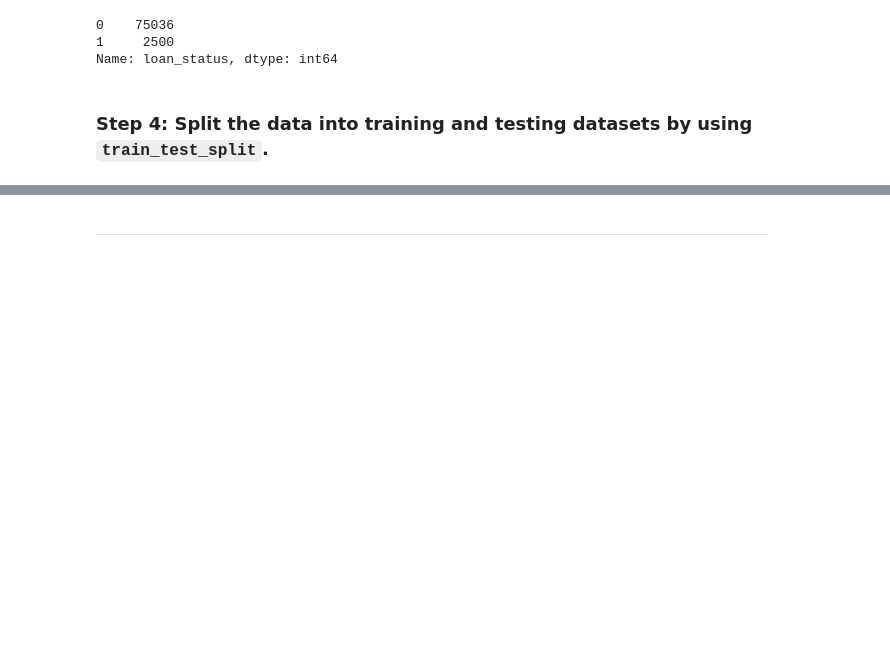
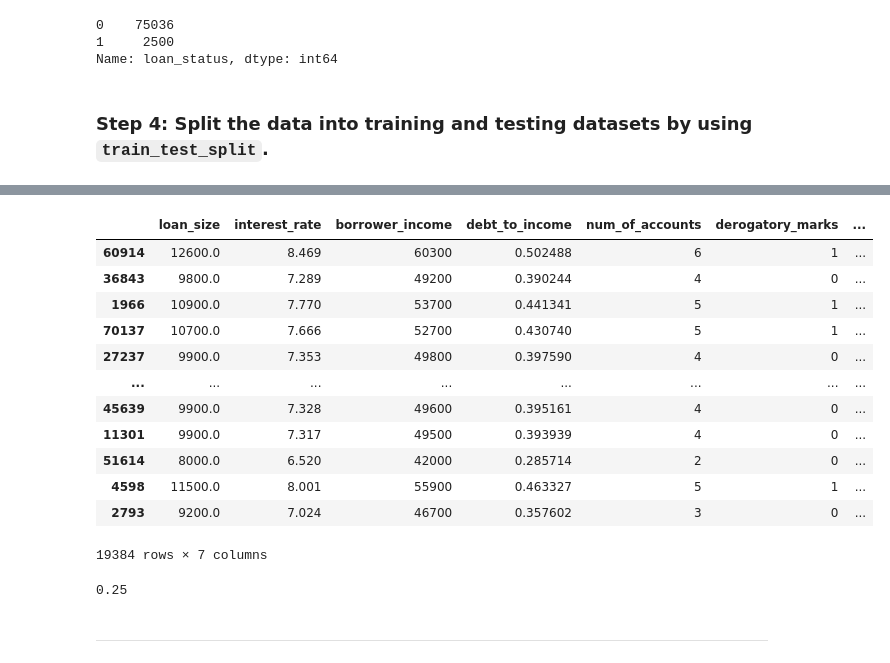
Before and after one commit to JuliaGuanzon/credit_risk_analysis, a Jupyter notebook: credit_risk_resampling.ipynb, the cells around one changed output, grey strips where cells are left out. Saved outputs shown, nothing was run; the diff lists cells and outputs as text; code cells hidden in the pictures; blank space fills up the shorter version.

```diff
--- a/credit_risk_resampling.ipynb
+++ b/credit_risk_resampling.ipynb
@@ -159,3 +180,24 @@ X_train, X_test, y_train, y_test = train_test_split(X, y, random_state=1)
+# %%
+# J.Guanzon Comment- Training data takes 25% of data
+X_test
+# %% [output]
+|  | loan_size | interest_rate | borrower_income | debt_to_income | num_of_accounts | derogatory_marks | ... |
+| 60914 | 12600.0 | 8.469 | 60300 | 0.502488 | 6 | 1 | ... |
+| 36843 | 9800.0 | 7.289 | 49200 | 0.390244 | 4 | 0 | ... |
+| 1966 | 10900.0 | 7.770 | 53700 | 0.441341 | 5 | 1 | ... |
+| 70137 | 10700.0 | 7.666 | 52700 | 0.430740 | 5 | 1 | ... |
+| 27237 | 9900.0 | 7.353 | 49800 | 0.397590 | 4 | 0 | ... |
+| ... | ... | ... | ... | ... | ... | ... | ... |
+| 45639 | 9900.0 | 7.328 | 49600 | 0.395161 | 4 | 0 | ... |
+| 11301 | 9900.0 | 7.317 | 49500 | 0.393939 | 4 | 0 | ... |
+| 51614 | 8000.0 | 6.520 | 42000 | 0.285714 | 2 | 0 | ... |
+| 4598 | 11500.0 | 8.001 | 55900 | 0.463327 | 5 | 1 | ... |
+| 2793 | 9200.0 | 7.024 | 46700 | 0.357602 | 3 | 0 | ... |
+19384 rows × 7 columns
+# %%
+19384/(75036+2500)
+# %% [output]
+0.25
 # %% [markdown]
 ---
 # %% [markdown]
```
Also changed, not shown: parts of 2 cells of this notebook.
